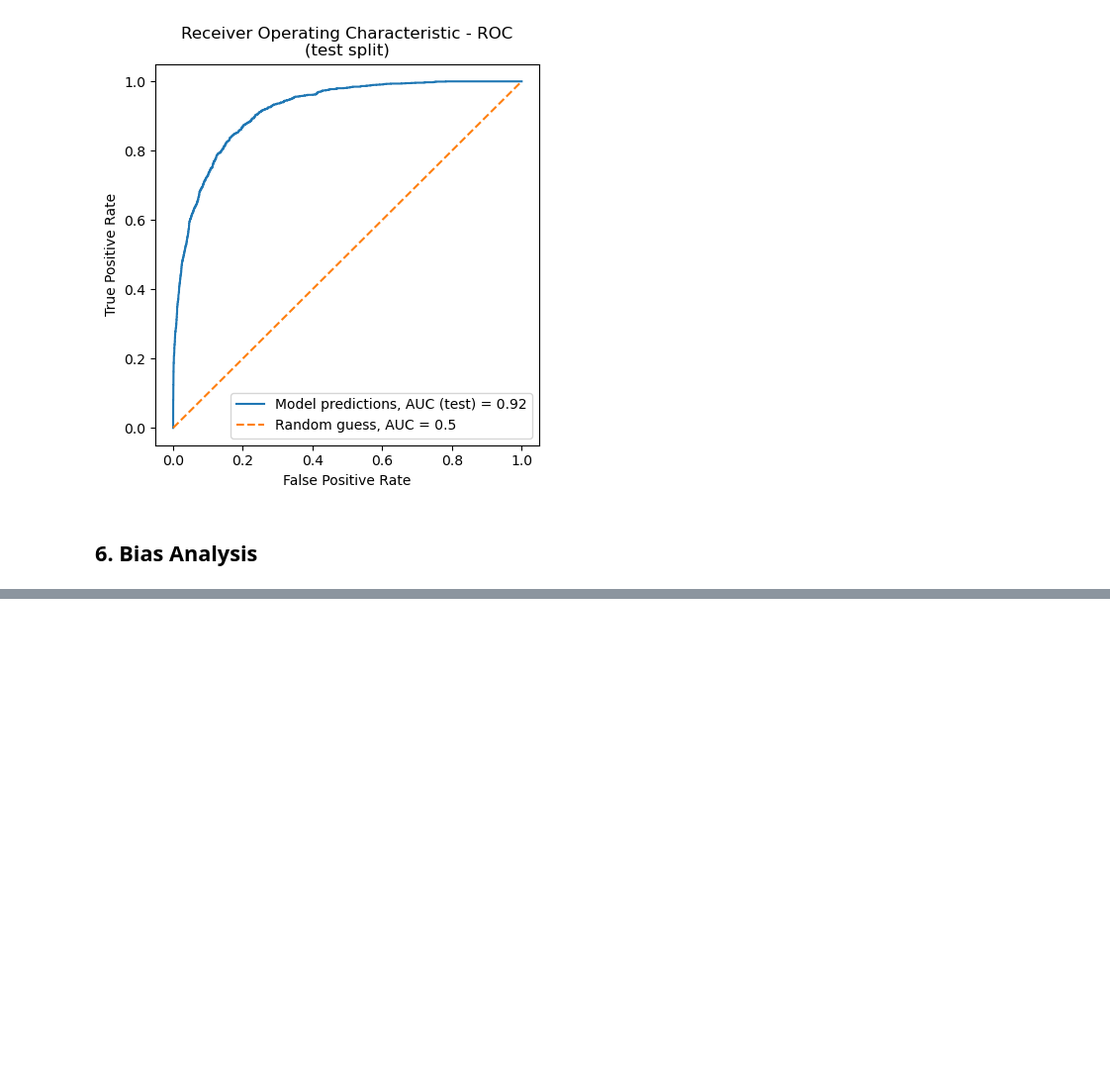
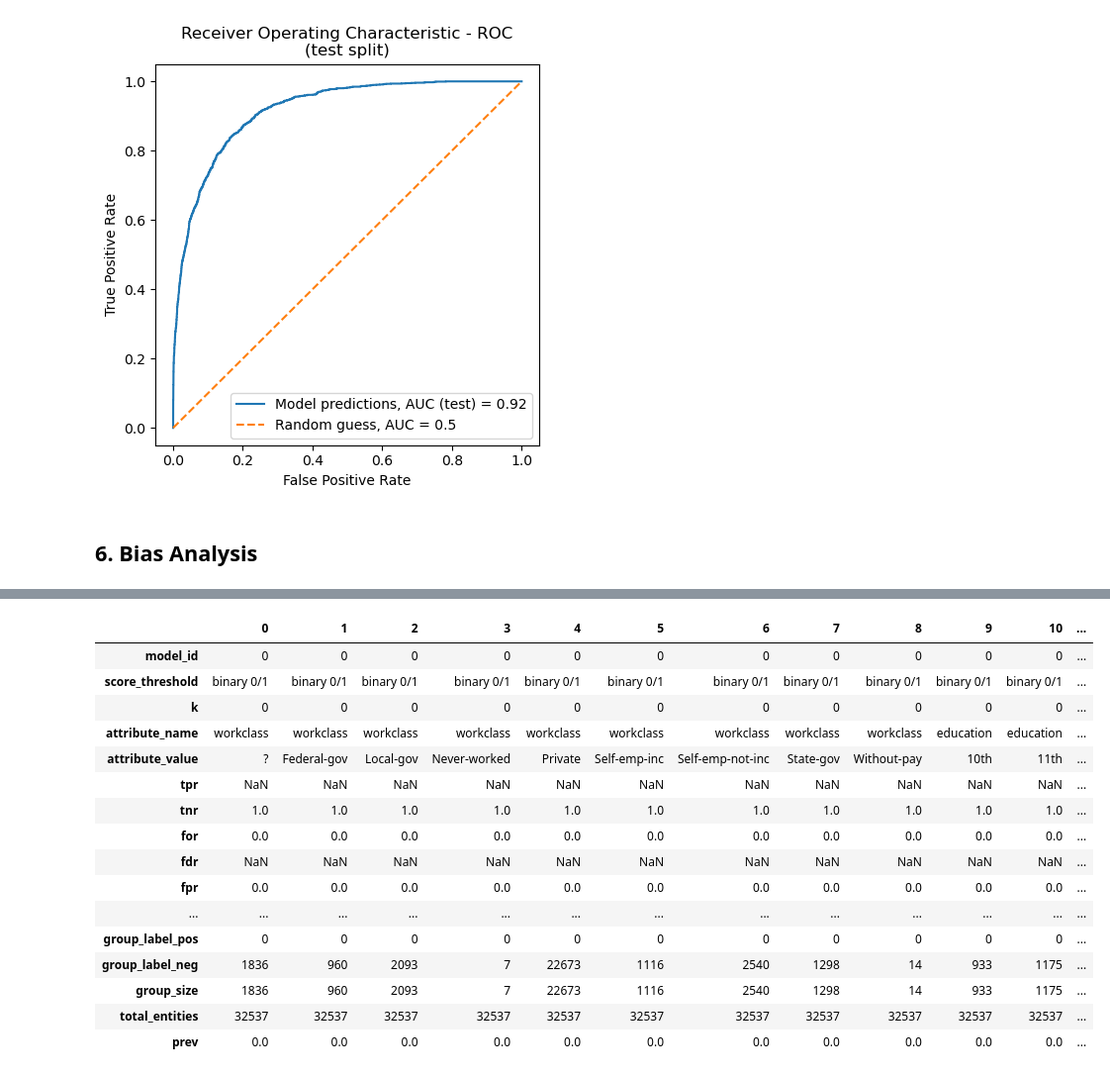
Before and after one commit to mxagar/census_model_deployment_fastapi, a Jupyter notebook: census_notebook.ipynb, the cells around one changed output, grey strips where cells are left out. Shown at 99% size. Saved outputs shown, nothing was run; the diff lists cells and outputs as text; code cells hidden in the pictures; blank space fills up the shorter version.

Commit message:
aequitas evaluation

```diff
--- a/census_notebook.ipynb
+++ b/census_notebook.ipynb
@@ -428,0 +452,9 @@ plot_roc_curve(model, X_test, y_test, title, filename)
+# %%
+from aequitas.group import Group
+from aequitas.bias import Bias
+from aequitas.fairness import Fairness
+import aequitas.plot as ap
+
+# Enable Pandas to display dataframes without restriction.
+pd.set_option('display.max_columns', None)
+pd.set_option('display.max_rows', None)
@@ -428,0 +525,20 @@ plot_roc_curve(model, X_test, y_test, title, filename)
+# %%
+from aequitas.preprocessing import preprocess_input_df
+
+# Preprocess columns and dataset
+categorical_cols = list(df.select_dtypes(include = ['object']))
+numerical_cols = list(df.select_dtypes(include = ['float', 'int']))
+
+# double-check that categorical columns are of type 'string'
+for col in categorical_cols:
+    df[col] = df[col].astype(str)
+
+df, _ = preprocess_input_df(df)
+# %%
+num_cols_drop = ['age',
+ 'fnlgt',
+ 'education_num',
+ 'capital_gain',
+ 'capital_loss',
+ 'hours_per_week']
+df.drop(num_cols_drop, axis=1, inplace=True)
@@ -428,0 +554,31 @@ plot_roc_curve(model, X_test, y_test, title, filename)
+# %%
+# We instantiate agroup class and
+# create a crosstab: basis for all subsequent analyses
+group = Group()
+# We ignore the returned index variable with features
+xtab, _ = group.get_crosstabs(df)
+
+# The crosstab contains the data slicing statistics.
+# For each categorical feature and each level/group in them
+# we have a slice/group for which the statistics are computed.
+# Check below the abbreviations of the statistics.
+#xtab.head(10)
+xtab.T
+# %% [output]
+|  | 0 | 1 | 2 | 3 | 4 | 5 | 6 | 7 | 8 | 9 | 10 | ... |
+| model_id | 0 | 0 | 0 | 0 | 0 | 0 | 0 | 0 | 0 | 0 | 0 | ... |
+| score_threshold | binary 0/1 | binary 0/1 | binary 0/1 | binary 0/1 | binary 0/1 | binary 0/1 | binary 0/1 | binary 0/1 | binary 0/1 | binary 0/1 | binary 0/1 | ... |
+| k | 0 | 0 | 0 | 0 | 0 | 0 | 0 | 0 | 0 | 0 | 0 | ... |
+| attribute_name | workclass | workclass | workclass | workclass | workclass | workclass | workclass | workclass | workclass | education | education | ... |
+| attribute_value | ? | Federal-gov | Local-gov | Never-worked | Private | Self-emp-inc | Self-emp-not-inc | State-gov | Without-pay | 10th | 11th | ... |
+| tpr | NaN | NaN | NaN | NaN | NaN | NaN | NaN | NaN | NaN | NaN | NaN | ... |
+| tnr | 1.0 | 1.0 | 1.0 | 1.0 | 1.0 | 1.0 | 1.0 | 1.0 | 1.0 | 1.0 | 1.0 | ... |
+| for | 0.0 | 0.0 | 0.0 | 0.0 | 0.0 | 0.0 | 0.0 | 0.0 | 0.0 | 0.0 | 0.0 | ... |
+| fdr | NaN | NaN | NaN | NaN | NaN | NaN | NaN | NaN | NaN | NaN | NaN | ... |
+| fpr | 0.0 | 0.0 | 0.0 | 0.0 | 0.0 | 0.0 | 0.0 | 0.0 | 0.0 | 0.0 | 0.0 | ... |
+| ... | ... | ... | ... | ... | ... | ... | ... | ... | ... | ... | ... | ... |
+| group_label_pos | 0 | 0 | 0 | 0 | 0 | 0 | 0 | 0 | 0 | 0 | 0 | ... |
+| group_label_neg | 1836 | 960 | 2093 | 7 | 22673 | 1116 | 2540 | 1298 | 14 | 933 | 1175 | ... |
+| group_size | 1836 | 960 | 2093 | 7 | 22673 | 1116 | 2540 | 1298 | 14 | 933 | 1175 | ... |
+| total_entities | 32537 | 32537 | 32537 | 32537 | 32537 | 32537 | 32537 | 32537 | 32537 | 32537 | 32537 | ... |
+| prev | 0.0 | 0.0 | 0.0 | 0.0 | 0.0 | 0.0 | 0.0 | 0.0 | 0.0 | 0.0 | 0.0 | ... |
```
Also changed, not shown: parts of 12 cells of this notebook.
